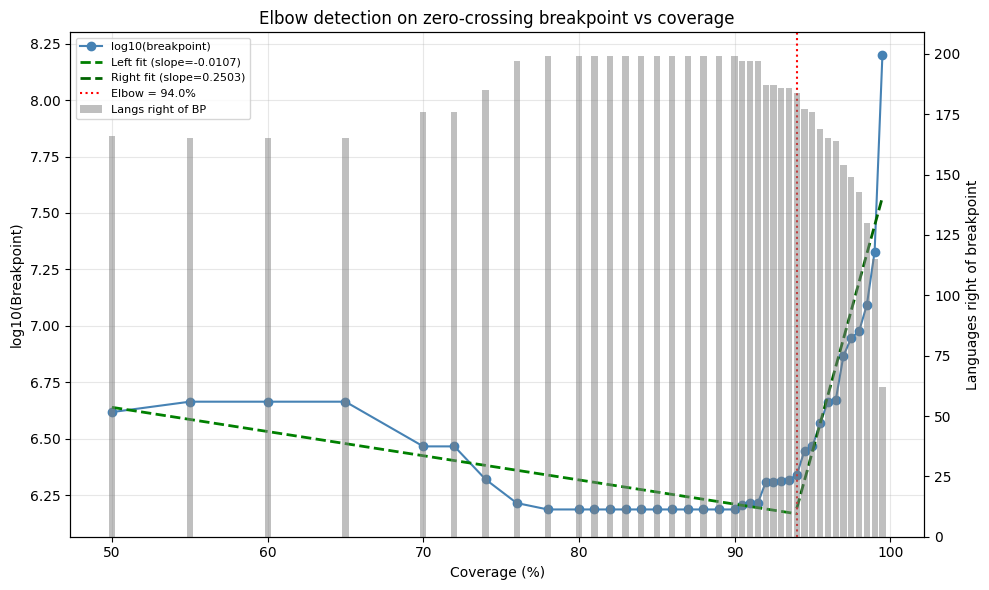
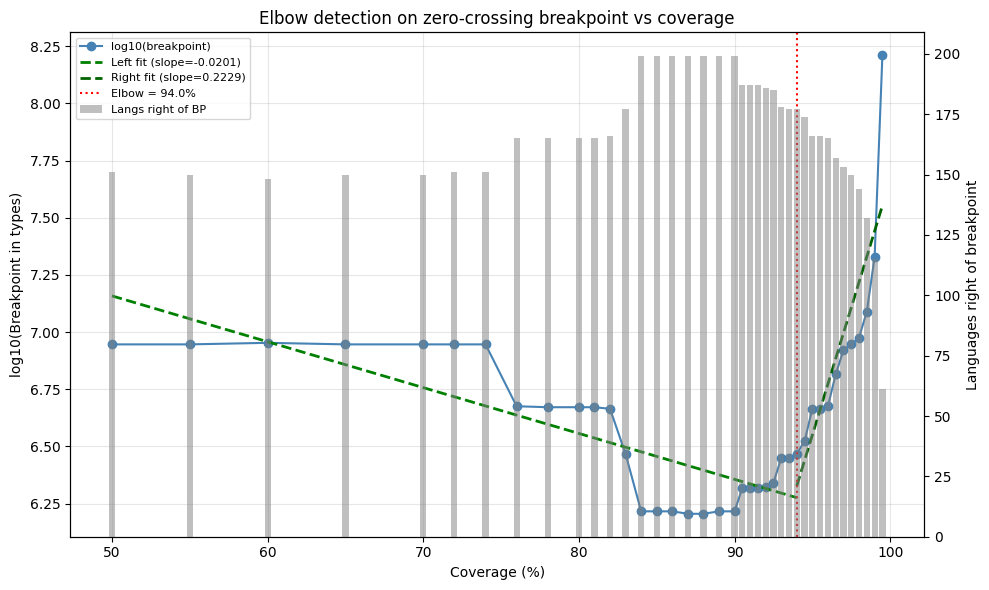
The change to this notebook cell's code, shown as a diff; its figure went from the first image to the second:
--- before
+++ after
@@ -68,5 +68,5 @@
 ax.axvline(best_split, linestyle=":", color="red", linewidth=1.5, label=f"Elbow = {best_split:.1f}%", zorder=5)
 ax.set_xlabel("Coverage (%)")
-ax.set_ylabel("log10(Breakpoint)")
+ax.set_ylabel("log10(Breakpoint in types)" if Y_USE_DISTINCT_WORDS else "log10(Breakpoint in tokens)")
 ax.set_title("Elbow detection on zero-crossing breakpoint vs coverage")
 

Commit: refactor: update notebooks